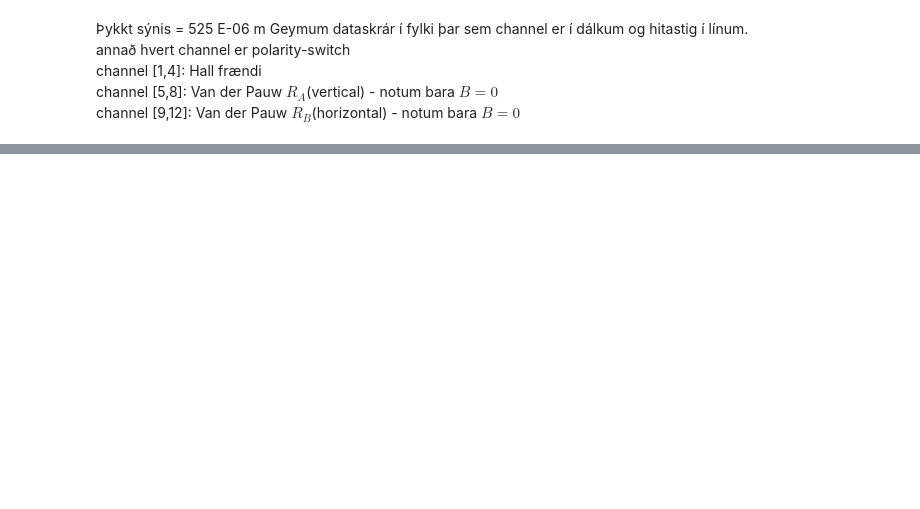
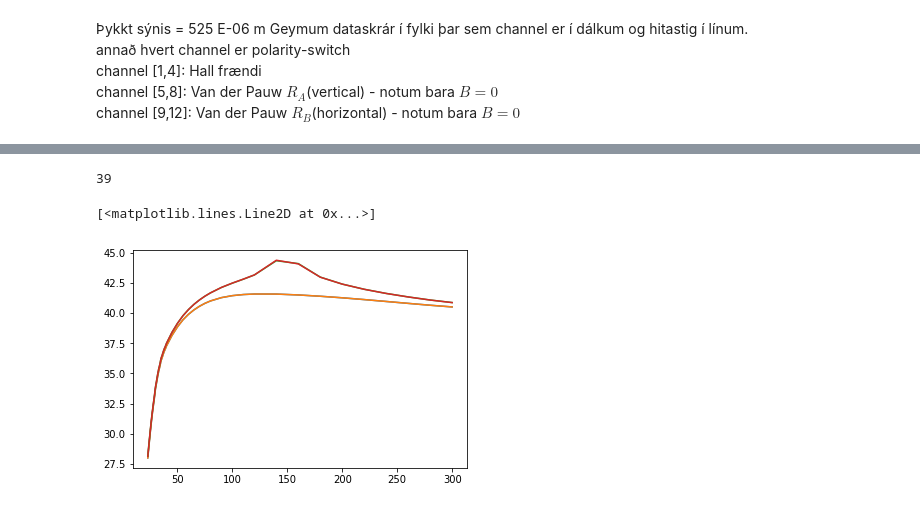
Before and after one commit to EmilGauti/hall, a Jupyter notebook: gagnavinnsla.ipynb, the cells around one changed output, grey strips where cells are left out. Drawn from its saved outputs; the diff is of its cells as text; code cells hidden in the pictures; blank space fills up the shorter version.

```diff
--- a/gagnavinnsla.ipynb
+++ b/gagnavinnsla.ipynb
@@ -52 +66,33 @@ Calculate and plot the mobility of the sample
 as a function of temperature
+# %%
+def carrierDensity(hall):
+    I = hall[0,2]
+    B = hall[0,1]
+    q = 1.602E-19
+    V_H = hall[0,3]
+    n_s = I*B/(q*np.abs(V_H))
+    return n_s
+n_s0 = np.zeros(f_hitastig)
+n_s1 = np.zeros(f_hitastig)
+n_s2 = np.zeros(f_hitastig)
+n_s3 = np.zeros(f_hitastig)
+
+for i in range(f_hitastig):
+    hall0 = data_hall[i,0]
+    hall1 = data_hall[i,1]
+    hall2 = data_hall[i,2]
+    hall3 = data_hall[i,3]
+    n_s0[i] = carrierDensity(hall0)
+    n_s1[i] = carrierDensity(hall1)
+    n_s2[i] = carrierDensity(hall2)
+    n_s3[i] = carrierDensity(hall3)
+
+print(f_hitastig)
+plt.plot(hitastig,np.log(n_s0))
+plt.plot(hitastig,np.log(n_s1))
+plt.plot(hitastig,np.log(n_s2))
+plt.plot(hitastig,np.log(n_s3))
+# %% [output]
+39
+[<matplotlib.lines.Line2D at 0x...>]
+[figure, added]
```
Also changed, not shown: parts of 4 cells of this notebook, 1 other file.
